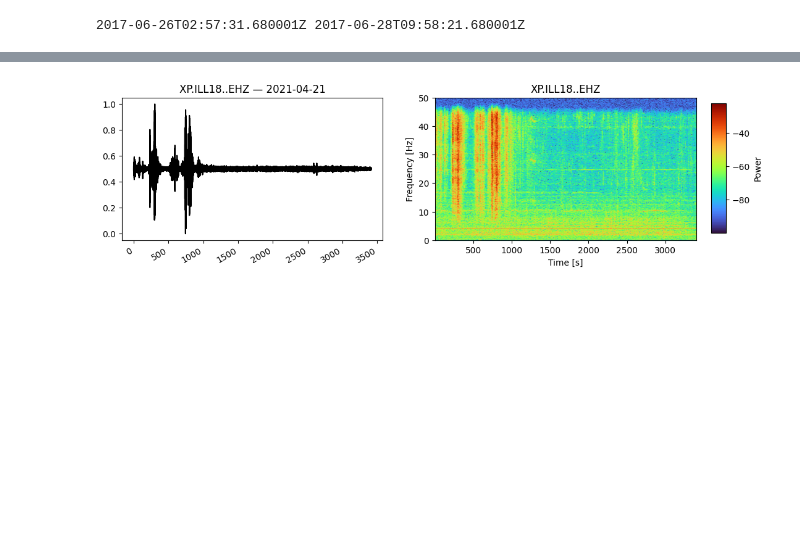
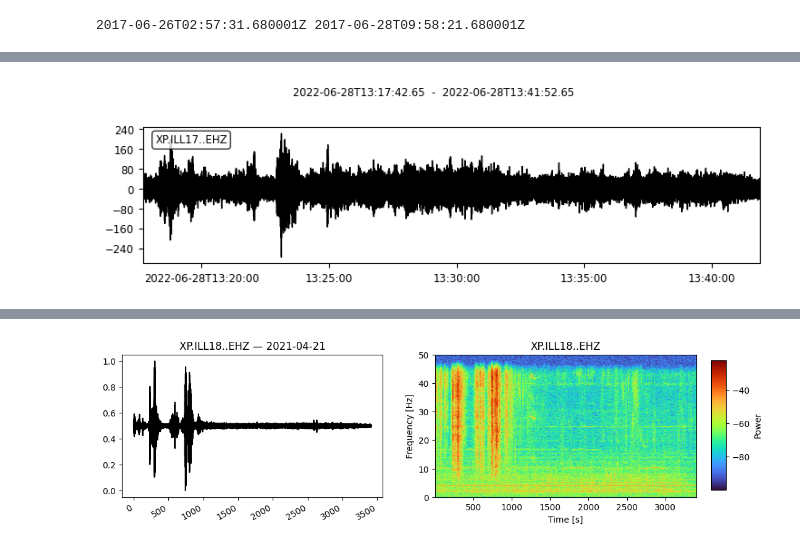
Before and after one commit to FKamper/seismic-isolation-forest, a Jupyter notebook: notebooks/to_delete.ipynb, the cells around one changed output, grey strips where cells are left out. Cells and saved outputs as stored; diff of their text form; code cells hidden in the pictures; blank space fills up the shorter version.

```diff
--- a/notebooks/to_delete.ipynb
+++ b/notebooks/to_delete.ipynb
@@ -484,0 +336,12 @@ for station in if_unconfirmed:
+# %%
+# Very weak signal, perhaps something in the upper catchment
+paths = find_paths("XP", "ILL17", "EHZ.D", 2022, 2022)
+t0 = obspy.UTCDateTime("2022-06-28T13:17:42.650000Z")
+t1 = obspy.UTCDateTime("2022-06-28T13:41:52.650000Z")
+st = obspy.read(find_date_in_strings(paths, "2022-06-28")[0])
+preproc_stream(st)
+st.trim(t0, t1)
+st.plot()
+plt.show()
+# %% [output]
+[figure, added]
```
Also changed, not shown: parts of 38 cells of this notebook, 4 other files.
